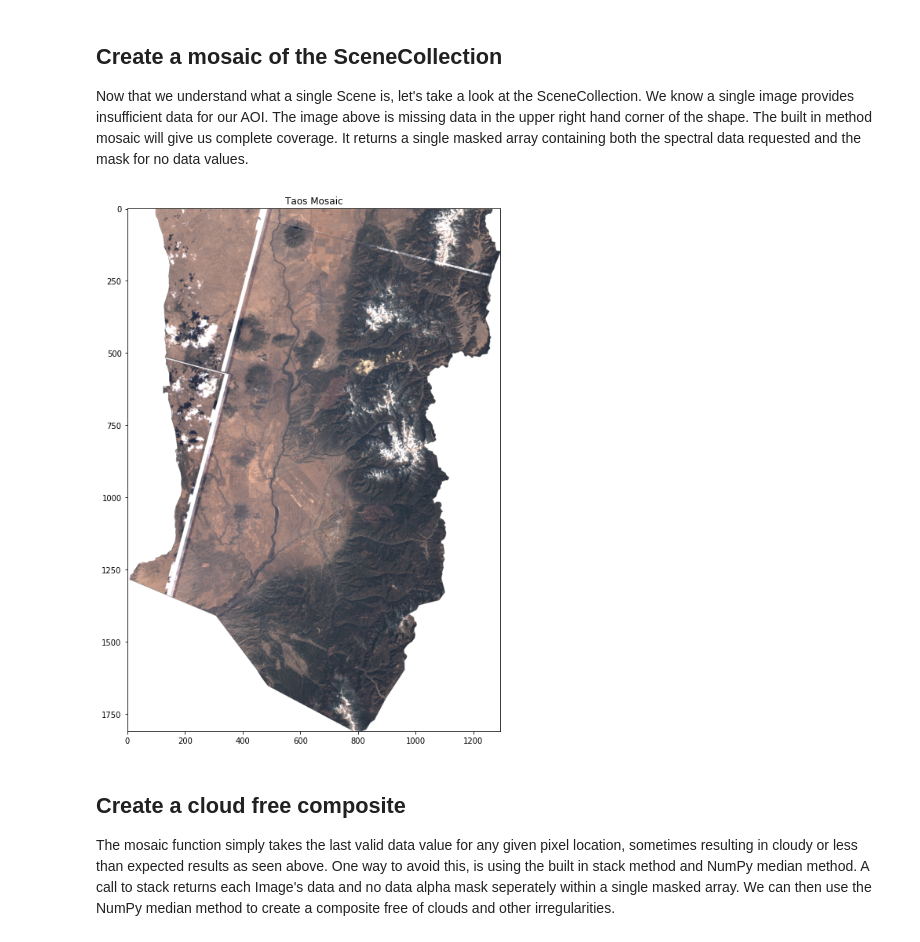
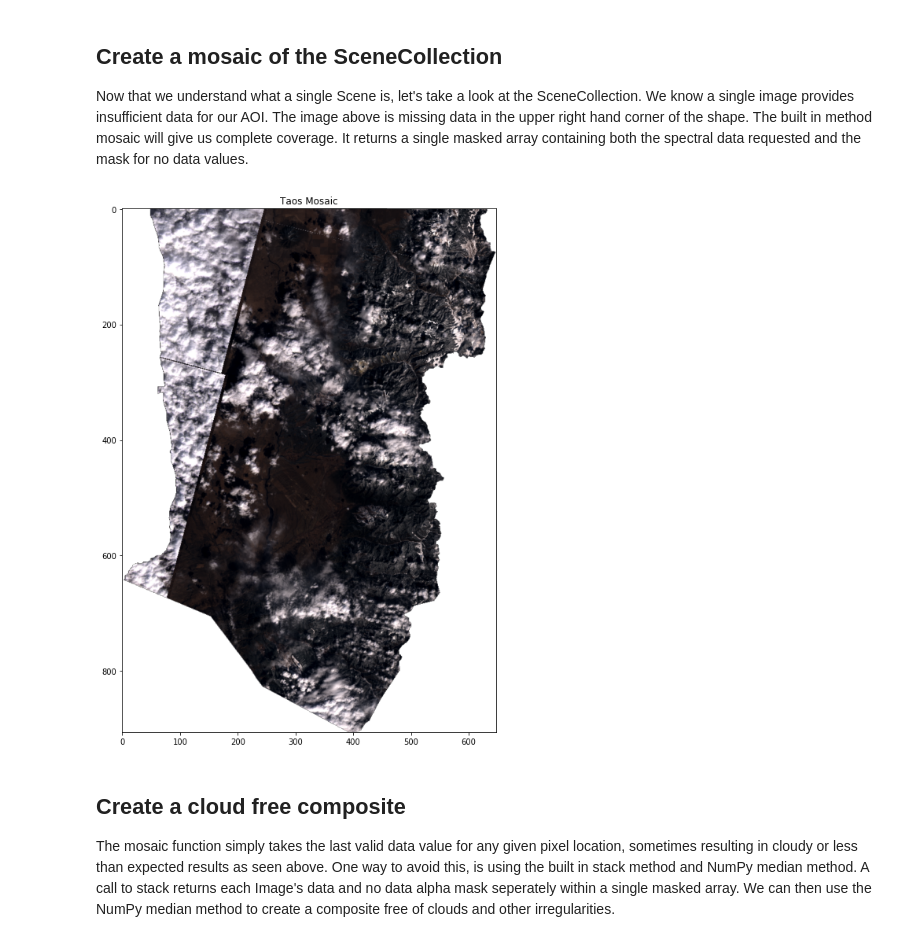
Before and after one commit to karla-descartes/tutorials, a Jupyter notebook: getting_started.ipynb, the cells around one changed output. Cells and saved outputs as stored; diff of their text form; code cells hidden in the pictures.

```diff
--- a/getting_started.ipynb
+++ b/getting_started.ipynb
@@ -71,11 +70,11 @@ bands = dl.metadata.bands('landsat:LC08:PRE:TOAR')
 There are two ways to search for and obtain data: the Scenes API, or a combination of the Metadata API and Raster APIs. The Scenes API handles the details of scaling, clipping, resolution, coordinate systems, and no data values through a paradigm we call a GeospatialContext, while the latter requires more knowledge of the imagery you are requesting. We will focus on the Scenes API for the remainder of this tutorial.
 # %%
 # Create a SceneCollection matching our search criteria and view its summary
-scenes = scn.search(shape['geometry'],
+scenes, ctx = dl.scenes.search(shape['geometry'],
                     products="landsat:LC08:01:RT:TOAR",
                     start_datetime="2017-11-01",
-                    end_datetime="2018-05-01",
-                    cloud_fraction=0.7,
+                    end_datetime="2018-07-01",
+#                     cloud_fraction=0.7,
                     limit=500
                    )
 scenes
@@ -107,6 +104,6 @@ AOI(geometry=<shapely...0756ec10>,
 # %%
 # Create a copy of the original context, and set the resolution to 30m.
-highres_context = context.assign(resolution=30)
+highres_context = ctx.assign(resolution=120)
 # %% [markdown]
 The Scenes API uses Shapely under the hood. This means you have accesss to all the Shapely functionality such as plotting the geometry.
 # %%
@@ -135,10 +132,10 @@ scn.display(arr, title="Partial Coverage")
 Now that we understand what a single Scene is, let's take a look at the SceneCollection. We know a single image provides insufficient data for our AOI. The image above is missing data in the upper right hand corner of the shape. The built in method mosaic will give us complete coverage. It returns a single masked array containing both the spectral data requested and the mask for no data values.
 # %%
 # Request a mosaic of data containing the red green and blue bands
-mosaic = scenes.mosaic("red green blue")
-scn.display(mosaic, title="Taos Mosaic")
+mosaic = scenes.mosaic("red green blue", highres_context)
+dl.scenes.display(mosaic, title="Taos Mosaic")
 # %% [output]
-[figure, old version]
+[figure, new version]
 # %% [markdown]
 ## Create a cloud free composite
 
```
Also changed, not shown: parts of 11 cells of this notebook, 1 other file.
